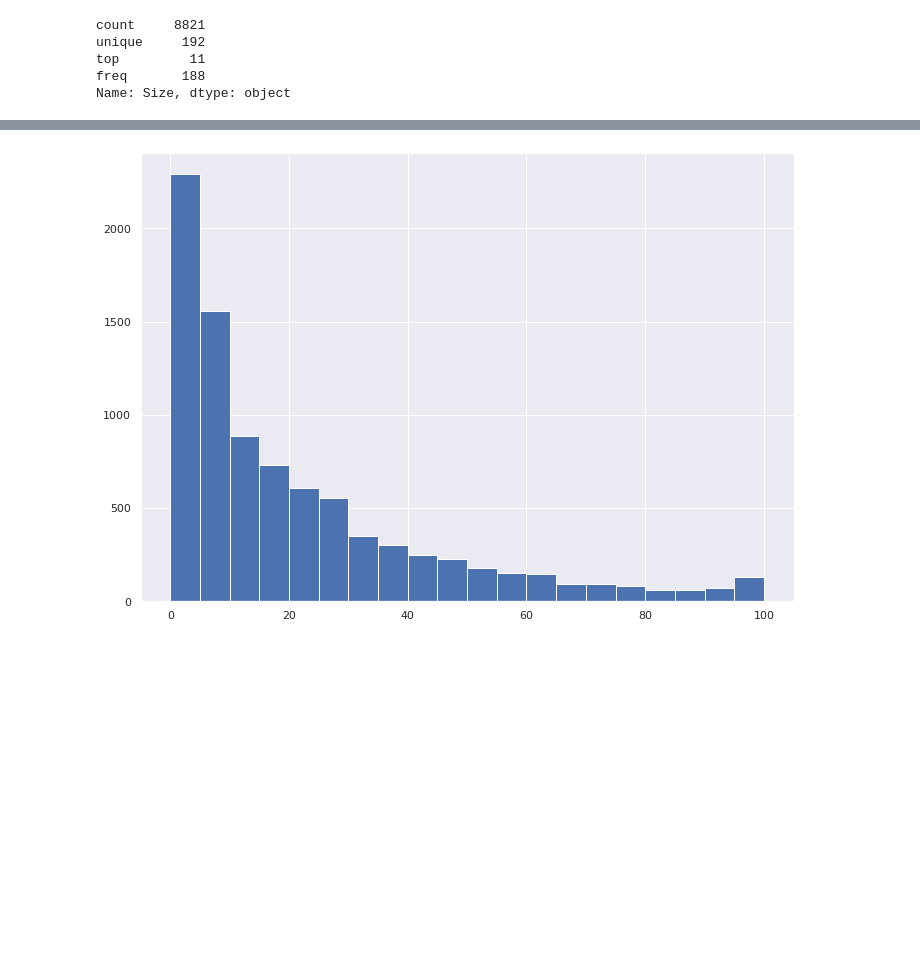
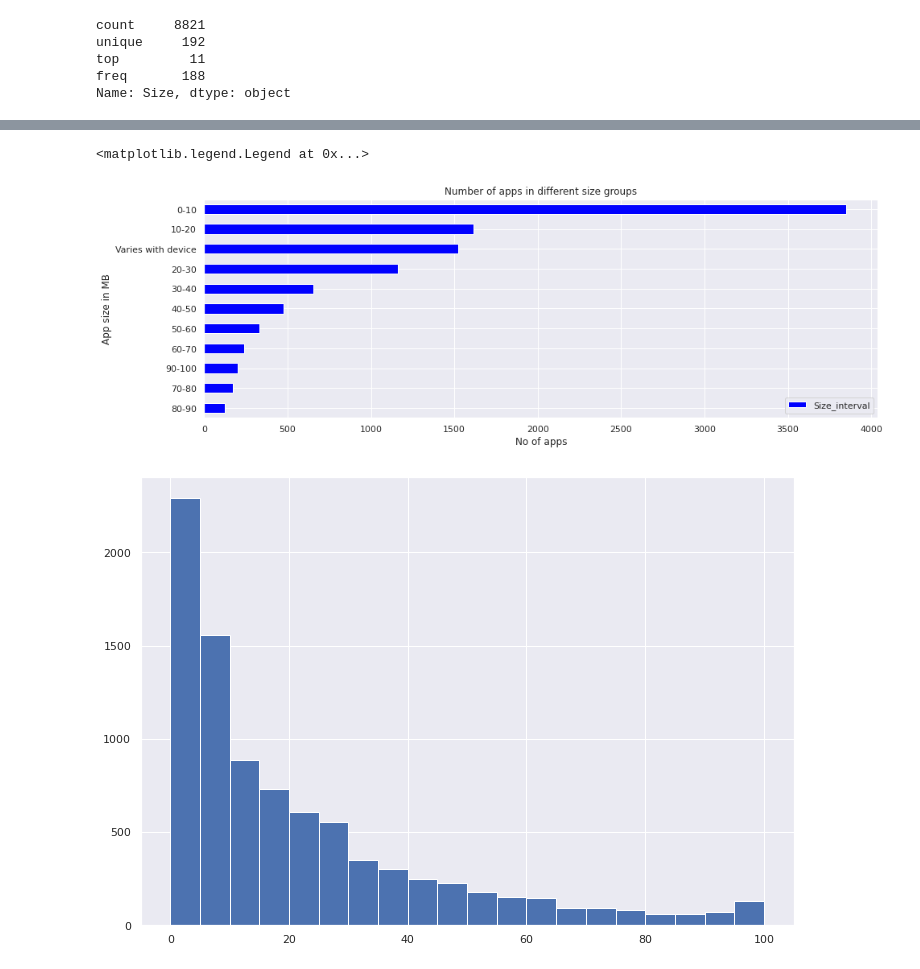
Before and after one commit to NaithaniAR/-Play-Store-App-Review-Analysis, a Jupyter notebook: EDA_PROJECT_Play_Store_App_Review_Analysis.ipynb, the cells around one changed output, grey strips where cells are left out. Cells and saved outputs as stored; diff of their text form; code cells hidden in the pictures; blank space fills up the shorter version.

```diff
--- a/EDA_PROJECT_Play_Store_App_Review_Analysis.ipynb
+++ b/EDA_PROJECT_Play_Store_App_Review_Analysis.ipynb
@@ -856,3 +858,6 @@ nan
+# %%
+#Creating a DataFrame of values with 'Varies with device' for furture use
+Size_var=ddf[ddf['Size']=='Varies with device']
 # %%
 ddf['Size'] = ddf['Size'].map(lambda x: x.rstrip('M'))
 ddf['Size'] = ddf['Size'].map(lambda x: str(round((float(x.rstrip('k'))/1024), 1)) if x[-1]=='k' else x)
@@ -930,0 +942,26 @@ ddf=ddf.astype({'Size':float})
+# %%
+# We are creating a Size_df to plot a size interval and value graph.
+Size_df = ddf.Size.rename_axis('unique_values').reset_index(name='counts').sort_values(by='counts')
+Size_df2 = Size_var.Size.rename_axis('unique_values').reset_index(name='counts').sort_values(by='counts')
+
+
+#Dropping null values from the size
+Size_df.dropna(inplace =True)
+
+# Creating a Size_interval column
+Size_df.loc[(Size_df['counts']>=0 ) & (Size_df['counts']<=10),'Size_interval' ] = '0-10'
+Size_df.loc[(Size_df['counts']>=10) & (Size_df['counts']<=20),'Size_interval' ] = '10-20'
+Size_df.loc[(Size_df['counts']>=20) & (Size_df['counts']<=30),'Size_interval' ] = '20-30'
+Size_df.loc[(Size_df['counts']>=30) & (Size_df['counts']<=40),'Size_interval' ] = '30-40'
+Size_df.loc[(Size_df['counts']>=40) & (Size_df['counts']<=50),'Size_interval' ] = '40-50'
+Size_df.loc[(Size_df['counts']>=50) & (Size_df['counts']<=60),'Size_interval' ] = '50-60'
+Size_df.loc[(Size_df['counts']>=60) & (Size_df['counts']<=70),'Size_interval' ] = '60-70'
+Size_df.loc[(Size_df['counts']>=70) & (Size_df['counts']<=80),'Size_interval' ] = '70-80'
+Size_df.loc[(Size_df['counts']>=80) & (Size_df['counts']<=90),'Size_interval' ] = '80-90'
+Size_df.loc[(Size_df['counts']>=90) & (Size_df['counts']<=100),'Size_interval'] ='90-100'
+# %%
+#Creating a column for Size_interval for 'Varies with device' DataFrame
+Size_df2['Size_interval']=Size_df2['counts']
+
+# Appending the 'Varies with device' DataFrame
+Size_df=Size_df.append(Size_df2).reset_index()
@@ -931,3 +984,15 @@ ddf=ddf.astype({'Size':float})
+# %%
+# PLotting a size interval graph
+
+
+Size_df['Size_interval'].value_counts().plot.barh(figsize=(15,5), color='Blue').invert_yaxis()
+plt.title("Number of apps in different size groups")
+plt.xlabel('No of apps')
+plt.ylabel('App size in MB')
+plt.legend()
+# %% [output]
+<matplotlib.legend.Legend at 0x...>
+[figure, added]
 # %%
 #Plot a histogram for Size as well.
 plt.hist(ddf.Size, bins=20)
```
Also changed, not shown: parts of 61 cells of this notebook.
